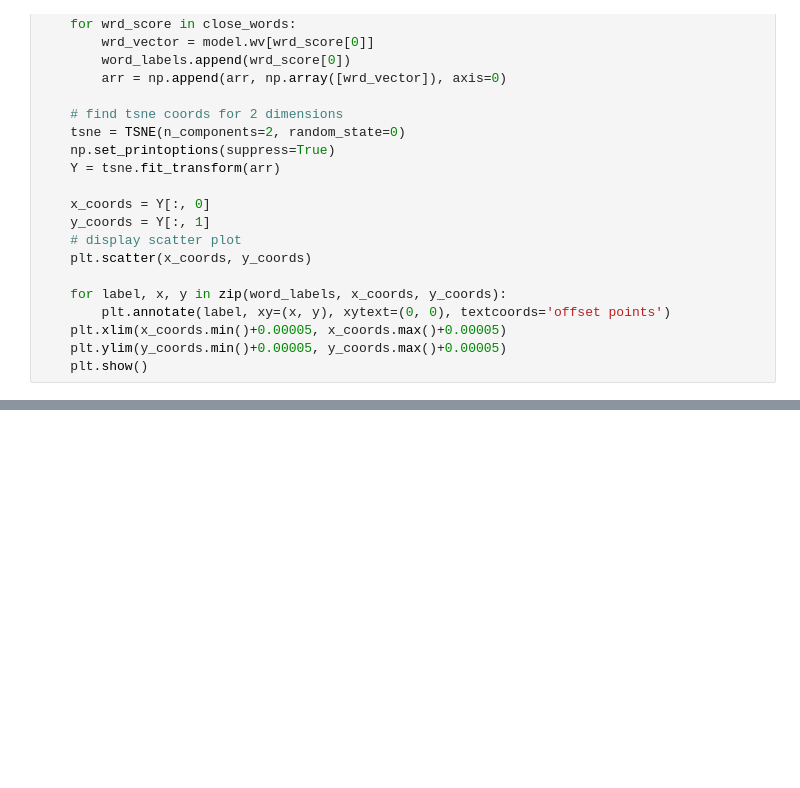
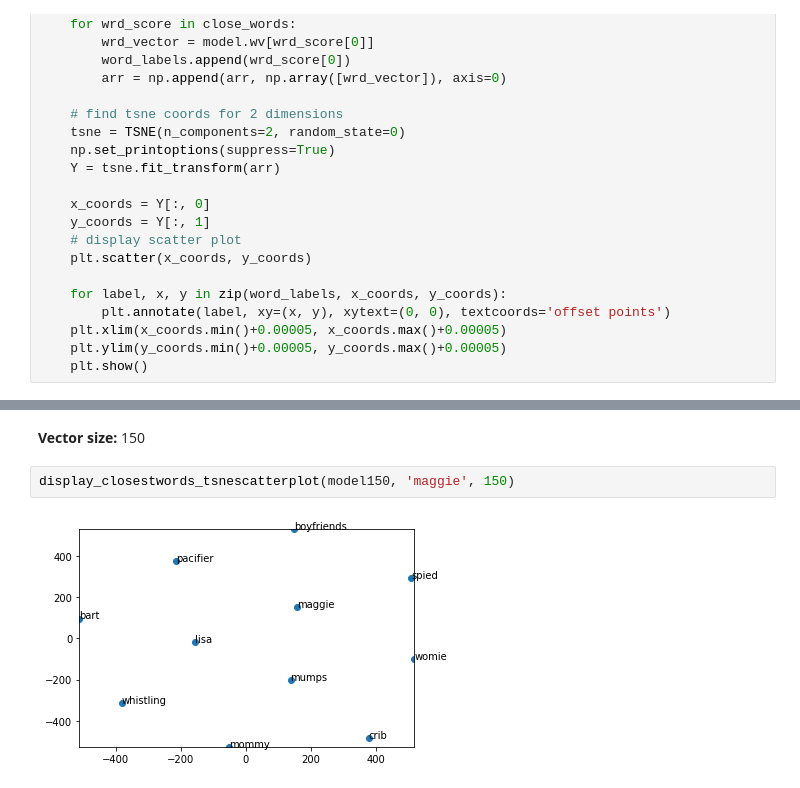
Before and after one commit to imsarmiento/NLP_202110, a Jupyter notebook: HW3/simpsons.ipynb, the cells around one changed output, grey strips where cells are left out. Cells and saved outputs as stored; diff of their text form; blank space fills up the shorter version.

```diff
--- a/HW3/simpsons.ipynb
+++ b/HW3/simpsons.ipynb
@@ -188,0 +224,6 @@ display_closestwords_tsnescatterplot(model100, 'bart', 100)
+# %% [markdown]
+**Vector size:** 150
+# %%
+display_closestwords_tsnescatterplot(model150, 'maggie', 150)
+# %% [output]
+[figure, added]
```
Also changed, not shown: parts of 13 cells of this notebook, 3 other files.
